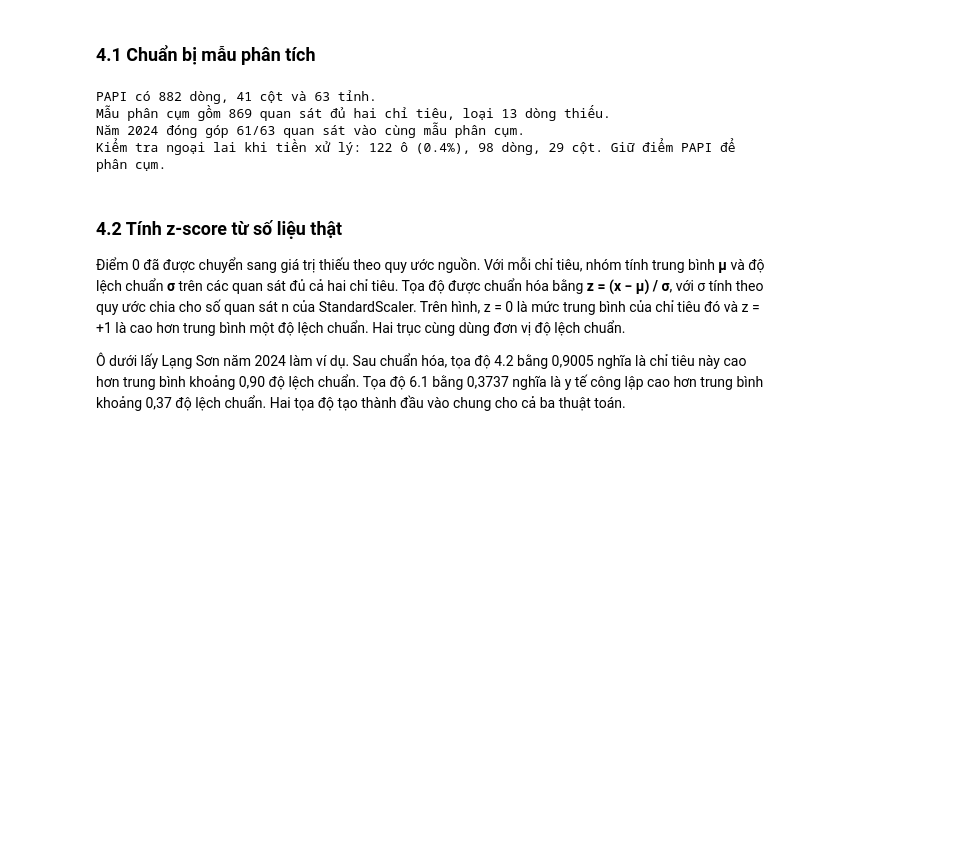
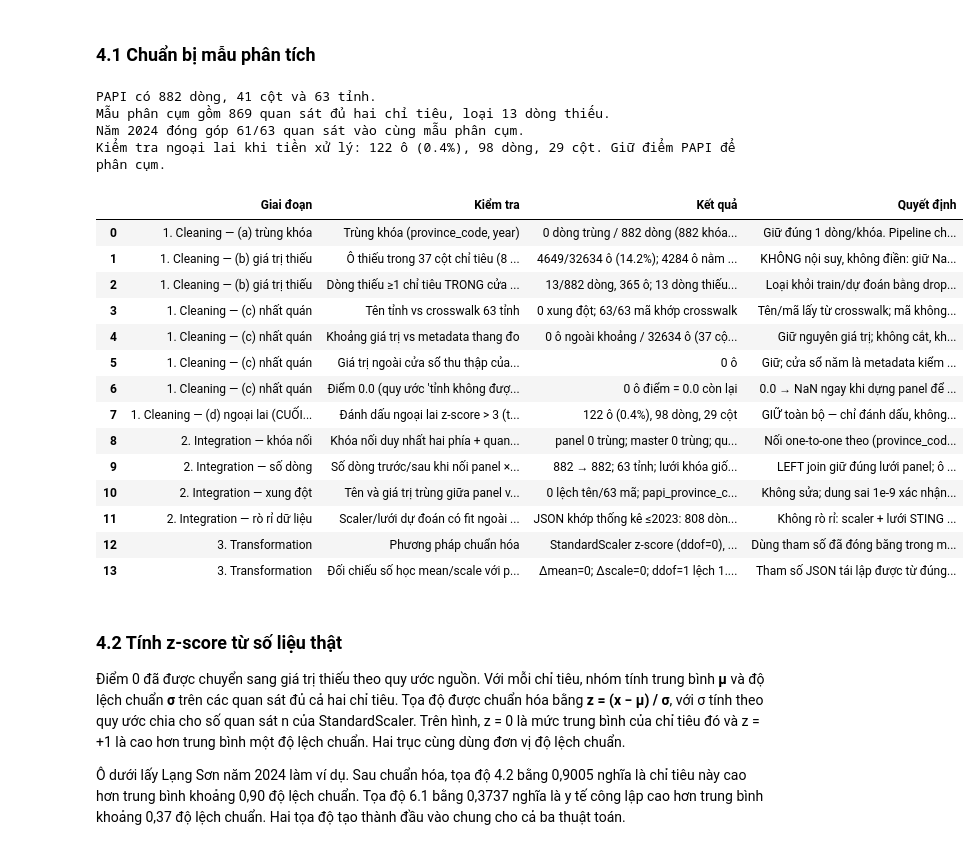
Before and after one commit to JasonTM17/Grid_Based_Sociology, a Jupyter notebook: notebooks/Nhom15_GiuaKy_STING_PAPI.ipynb, the cells around one changed output. Drawn from its saved outputs; the diff is of its cells as text; code cells hidden in the pictures; blank space fills up the shorter version.

```diff
--- a/notebooks/Nhom15_GiuaKy_STING_PAPI.ipynb
+++ b/notebooks/Nhom15_GiuaKy_STING_PAPI.ipynb
@@ -207,25 +208,47 @@ Các cụm mô tả những quan sát đã có trong bảng PAPI.
 # %%
 feats = list(FEATURES)
 panel = load_panel()
 keys = ["province_code", "year"]
 assert panel.shape == (882, 41)
 assert not panel.duplicated(keys).any()
 assert not (panel[feats] == 0).any().any()
 complete = panel.dropna(subset=feats).copy()
 total_2024 = int(panel.year.eq(2024).sum())
 eligible_2024 = int(complete.year.eq(2024).sum())
 
 prep = pd.read_csv(ROOT / "results" / "preprocessing_audit.csv")
 outlier_result = prep.loc[prep["test"].str.startswith("Đánh dấu ngoại lai"), "result"].item()
 print(f"PAPI có {len(panel)} dòng, {panel.shape[1]} cột và {panel.province_code.nunique()} tỉnh.")
 print(f"Mẫu phân cụm gồm {len(complete)} quan sát đủ hai chỉ tiêu, loại {len(panel) - len(complete)} dòng thiếu.")
 print(f"Năm 2024 đóng góp {eligible_2024}/{total_2024} quan sát vào cùng mẫu phân cụm.")
 print(f"Kiểm tra ngoại lai khi tiền xử lý: {outlier_result}. Giữ điểm PAPI để phân cụm.")
+
+prep_view = prep[["stage", "test", "result", "decision"]].rename(columns={
+    "stage": "Giai đoạn", "test": "Kiểm tra", "result": "Kết quả", "decision": "Quyết định",
+})
+prep_view["Kiểm tra"] = prep_view["Kiểm tra"].str.replace(", dedup chạy ĐẦU TIÊN", "", regex=False)
+with pd.option_context("display.max_colwidth", None):
+    display(prep_view)
 # %% [output]
 PAPI có 882 dòng, 41 cột và 63 tỉnh.
 Mẫu phân cụm gồm 869 quan sát đủ hai chỉ tiêu, loại 13 dòng thiếu.
 Năm 2024 đóng góp 61/63 quan sát vào cùng mẫu phân cụm.
 Kiểm tra ngoại lai khi tiền xử lý: 122 ô (0.4%), 98 dòng, 29 cột. Giữ điểm PAPI để phân cụm.
+|  | Giai đoạn | Kiểm tra | Kết quả | Quyết định |
+| 0 | 1. Cleaning — (a) trùng khóa | Trùng khóa (province_code, year) | 0 dòng trùng / 882 dòng (882 khóa... | Giữ đúng 1 dòng/khóa. Pipeline ch... |
+| 1 | 1. Cleaning — (b) giá trị thiếu | Ô thiếu trong 37 cột chỉ tiêu (8 ... | 4649/32634 ô (14.2%); 4284 ô nằm ... | KHÔNG nội suy, không điền: giữ Na... |
+| 2 | 1. Cleaning — (b) giá trị thiếu | Dòng thiếu ≥1 chỉ tiêu TRONG cửa ... | 13/882 dòng, 365 ô; 13 dòng thiếu... | Loại khỏi train/dự đoán bằng drop... |
+| 3 | 1. Cleaning — (c) nhất quán | Tên tỉnh vs crosswalk 63 tỉnh | 0 xung đột; 63/63 mã khớp crosswalk | Tên/mã lấy từ crosswalk; mã không... |
+| 4 | 1. Cleaning — (c) nhất quán | Khoảng giá trị vs metadata thang đo | 0 ô ngoài khoảng / 32634 ô (37 cộ... | Giữ nguyên giá trị; không cắt, kh... |
+| 5 | 1. Cleaning — (c) nhất quán | Giá trị ngoài cửa sổ thu thập của... | 0 ô | Giữ; cửa sổ năm là metadata kiểm ... |
+| 6 | 1. Cleaning — (c) nhất quán | Điểm 0.0 (quy ước 'tỉnh không đượ... | 0 ô điểm = 0.0 còn lại | 0.0 → NaN ngay khi dựng panel để ... |
+| 7 | 1. Cleaning — (d) ngoại lai (CUỐI... | Đánh dấu ngoại lai z-score > 3 (t... | 122 ô (0.4%), 98 dòng, 29 cột | GIỮ toàn bộ — chỉ đánh dấu, không... |
+| 8 | 2. Integration — khóa nối | Khóa nối duy nhất hai phía + quan... | panel 0 trùng; master 0 trùng; qu... | Nối one-to-one theo (province_cod... |
+| 9 | 2. Integration — số dòng | Số dòng trước/sau khi nối panel ×... | 882 → 882; 63 tỉnh; lưới khóa giố... | LEFT join giữ đúng lưới panel; ô ... |
+| 10 | 2. Integration — xung đột | Tên và giá trị trùng giữa panel v... | 0 lệch tên/63 mã; papi_province_c... | Không sửa; dung sai 1e-9 xác nhận... |
+| 11 | 2. Integration — rò rỉ dữ liệu | Scaler/lưới dự đoán có fit ngoài ... | JSON khớp thống kê ≤2023: 808 dòn... | Không rò rỉ: scaler + lưới STING ... |
+| 12 | 3. Transformation | Phương pháp chuẩn hóa | StandardScaler z-score (ddof=0), ... | Dùng tham số đã đóng băng trong m... |
+| 13 | 3. Transformation | Đối chiếu số học mean/scale với p... | Δmean=0; Δscale=0; ddof=1 lệch 1.... | Tham số JSON tái lập được từ đúng... |
 # %% [markdown]
 ### 4.2 Tính z-score từ số liệu thật
 
```
Also changed, not shown: parts of 5 cells of this notebook, 13 other files.
